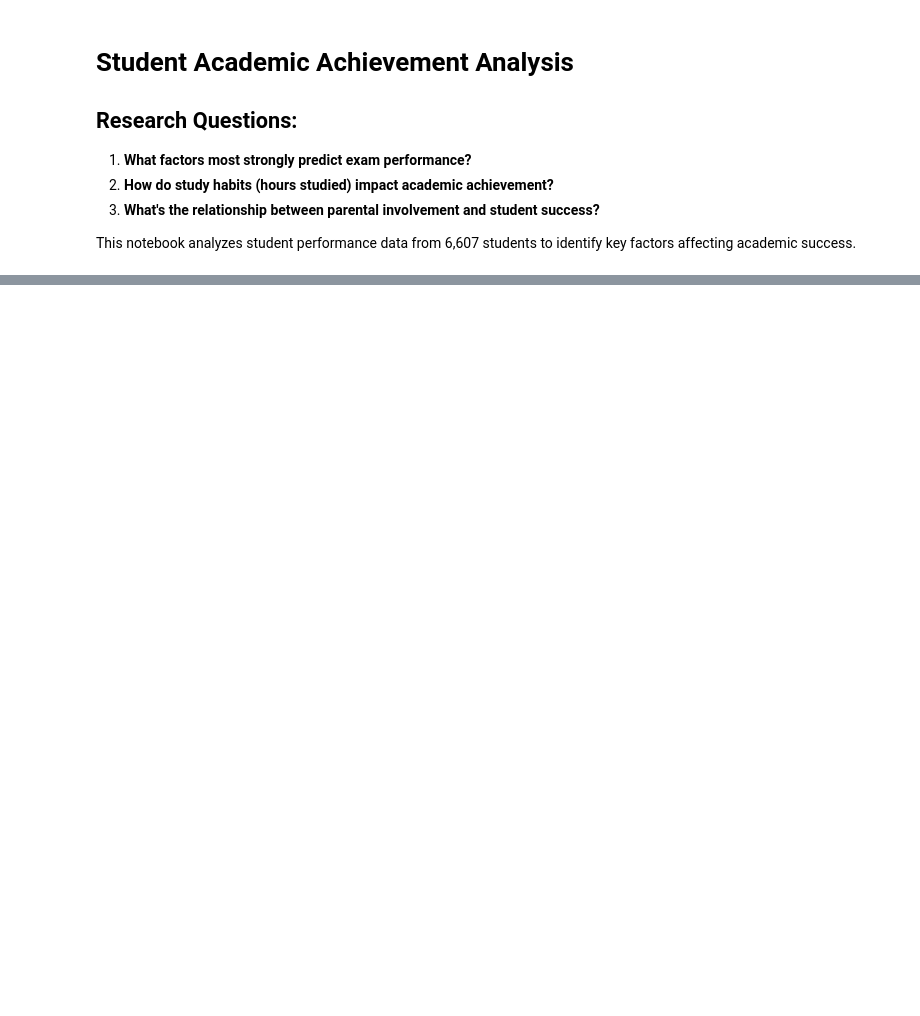
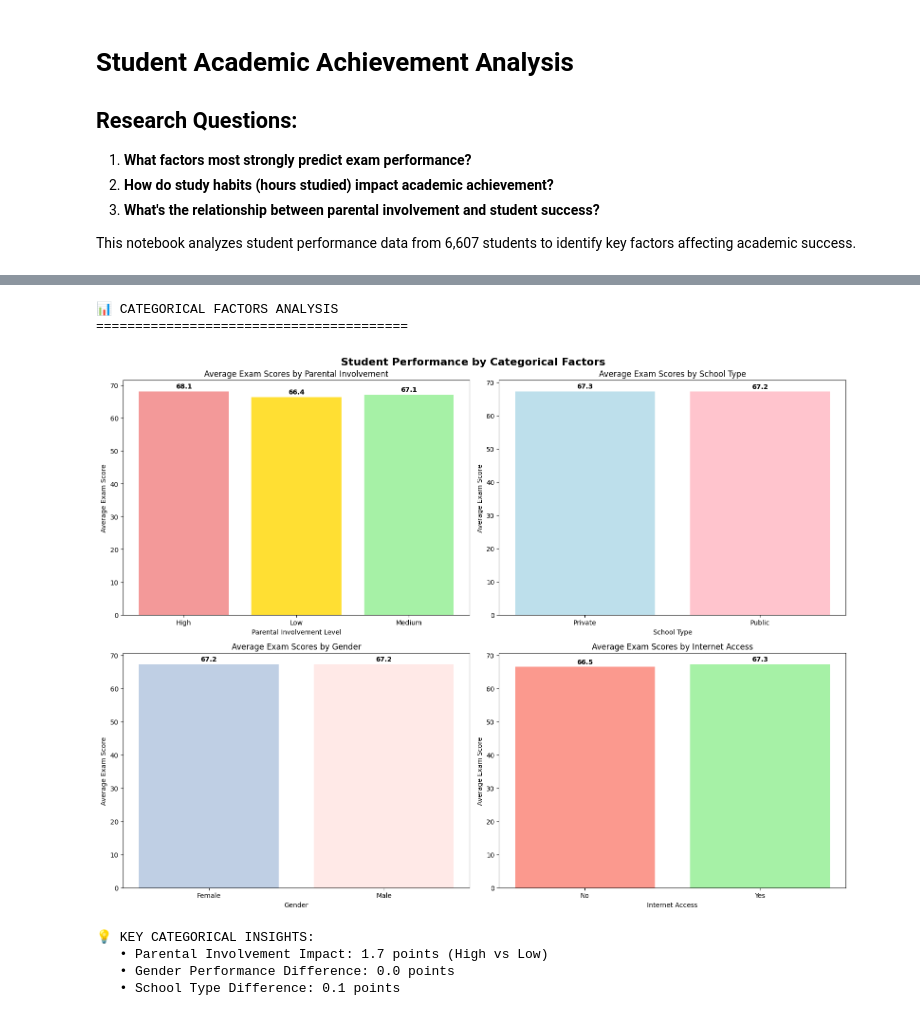
Before and after one commit to ragini-sinha03/my_new_analytics_project, a Jupyter notebook: notebooks/Student_Academic_Achievement_Analysis.ipynb, the cells around one changed output, grey strips where cells are left out. Saved outputs shown, nothing was run; the diff lists cells and outputs as text; code cells hidden in the pictures; blank space fills up the shorter version.

```diff
--- a/notebooks/Student_Academic_Achievement_Analysis.ipynb
+++ b/notebooks/Student_Academic_Achievement_Analysis.ipynb
@@ -122,0 +479,72 @@ plt.show()
+# %%
+# Cell: Categorical Factors Analysis
+print("📊 CATEGORICAL FACTORS ANALYSIS")
+print("="*40)
+
+# Create subplots for categorical analysis
+fig, axes = plt.subplots(2, 2, figsize=(16, 12))
+fig.suptitle('Student Performance by Categorical Factors', fontsize=16, fontweight='bold')
+
+# 1. Parental Involvement
+parental_data = df.groupby('Parental_Involvement')['Exam_Score'].agg(['mean', 'count']).reset_index()
+bars1 = axes[0,0].bar(parental_data['Parental_Involvement'], parental_data['mean'],
+                      color=['lightcoral', 'gold', 'lightgreen'], alpha=0.8)
+axes[0,0].set_title('Average Exam Scores by Parental Involvement')
+axes[0,0].set_xlabel('Parental Involvement Level')
+axes[0,0].set_ylabel('Average Exam Score')
+# Add value labels on bars
+for bar, value in zip(bars1, parental_data['mean']):
+    axes[0,0].text(bar.get_x() + bar.get_width()/2, bar.get_height() + 0.5,
+                   f'{value:.1f}', ha='center', va='bottom', fontweight='bold')
+
+# 2. School Type
+school_data = df.groupby('School_Type')['Exam_Score'].agg(['mean', 'count']).reset_index()
+bars2 = axes[0,1].bar(school_data['School_Type'], school_data['mean'],
+                      color=['lightblue', 'lightpink'], alpha=0.8)
+axes[0,1].set_title('Average Exam Scores by School Type')
+axes[0,1].set_xlabel('School Type')
+axes[0,1].set_ylabel('Average Exam Score')
+for bar, value in zip(bars2, school_data['mean']):
+    axes[0,1].text(bar.get_x() + bar.get_width()/2, bar.get_height() + 0.5,
+                   f'{value:.1f}', ha='center', va='bottom', fontweight='bold')
+
+# 3. Gender Analysis
+gender_data = df.groupby('Gender')['Exam_Score'].agg(['mean', 'count']).reset_index()
+bars3 = axes[1,0].bar(gender_data['Gender'], gender_data['mean'],
+                      color=['lightsteelblue', 'mistyrose'], alpha=0.8)
+axes[1,0].set_title('Average Exam Scores by Gender')
+axes[1,0].set_xlabel('Gender')
+axes[1,0].set_ylabel('Average Exam Score')
+for bar, value in zip(bars3, gender_data['mean']):
+    axes[1,0].text(bar.get_x() + bar.get_width()/2, bar.get_height() + 0.5,
+                   f'{value:.1f}', ha='center', va='bottom', fontweight='bold')
+
+# 4. Internet Access
+internet_data = df.groupby('Internet_Access')['Exam_Score'].agg(['mean', 'count']).reset_index()
+bars4 = axes[1,1].bar(internet_data['Internet_Access'], internet_data['mean'],
+                      color=['salmon', 'lightgreen'], alpha=0.8)
+axes[1,1].set_title('Average Exam Scores by Internet Access')
+axes[1,1].set_xlabel('Internet Access')
+axes[1,1].set_ylabel('Average Exam Score')
+for bar, value in zip(bars4, internet_data['mean']):
+    axes[1,1].text(bar.get_x() + bar.get_width()/2, bar.get_height() + 0.5,
+                   f'{value:.1f}', ha='center', va='bottom', fontweight='bold')
+
+plt.tight_layout()
+plt.show()
+
+# Print insights
+print(f"\n💡 KEY CATEGORICAL INSIGHTS:")
+parental_impact = parental_data.set_index('Parental_Involvement')['mean']['High'] - parental_data.set_index('Parental_Involvement')['mean']['Low']
+gender_diff = abs(gender_data.set_index('Gender')['mean'].diff().dropna().iloc[0])
+print(f"   • Parental Involvement Impact: {parental_impact:.1f} points (High vs Low)")
+print(f"   • Gender Performance Difference: {gender_diff:.1f} points")
+print(f"   • School Type Difference: {abs(school_data['mean'].diff().dropna().iloc[0]):.1f} points")
+# %% [output]
+📊 CATEGORICAL FACTORS ANALYSIS
+========================================
+[figure, added]
+💡 KEY CATEGORICAL INSIGHTS:
+   • Parental Involvement Impact: 1.7 points (High vs Low)
+   • Gender Performance Difference: 0.0 points
+   • School Type Difference: 0.1 points
```
Also changed, not shown: parts of 11 cells of this notebook, 3 other files.
